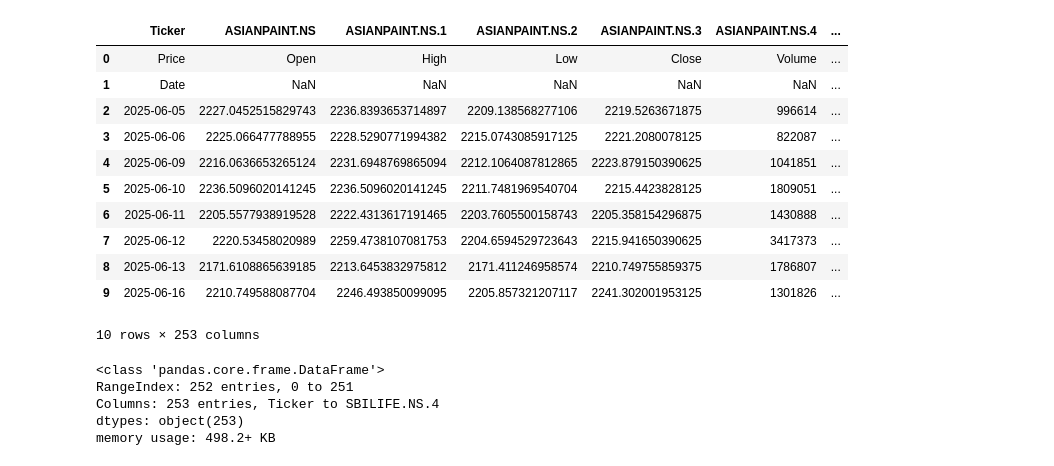
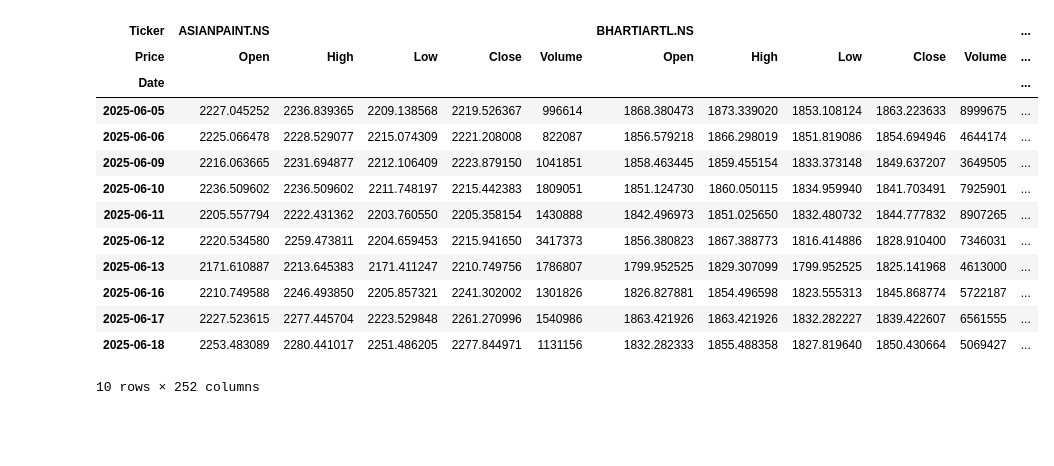
Before and after one commit to Praveenk2324/Stock-Risk-KMeans, a Jupyter notebook: Notebooks/EDA.ipynb, the cells around one changed output. Drawn from its saved outputs; the diff is of its cells as text; code cells hidden in the pictures; blank space fills up the shorter version.

```diff
--- a/Notebooks/EDA.ipynb
+++ b/Notebooks/EDA.ipynb
@@ -3,24 +5,18 @@ import pandas as pd
 # %%
-df = pd.read_csv(r"..\data\raw\Nifty_50_1y_dataset.csv")
+df = pd.read_csv(r"..\data\raw\Nifty_50_1y_dataset.csv", header=[0,1], index_col=0)
 df.head(10)
 # %% [output]
-|  | Ticker | ASIANPAINT.NS | ASIANPAINT.NS.1 | ASIANPAINT.NS.2 | ASIANPAINT.NS.3 | ASIANPAINT.NS.4 | ... |
-| 0 | Price | Open | High | Low | Close | Volume | ... |
-| 1 | Date | NaN | NaN | NaN | NaN | NaN | ... |
-| 2 | 2025-06-05 | 2227.0452515829743 | 2236.8393653714897 | 2209.138568277106 | 2219.5263671875 | 996614 | ... |
-| 3 | 2025-06-06 | 2225.066477788955 | 2228.5290771994382 | 2215.0743085917125 | 2221.2080078125 | 822087 | ... |
-| 4 | 2025-06-09 | 2216.0636653265124 | 2231.6948769865094 | 2212.1064087812865 | 2223.879150390625 | 1041851 | ... |
-| 5 | 2025-06-10 | 2236.5096020141245 | 2236.5096020141245 | 2211.7481969540704 | 2215.4423828125 | 1809051 | ... |
-| 6 | 2025-06-11 | 2205.5577938919528 | 2222.4313617191465 | 2203.7605500158743 | 2205.358154296875 | 1430888 | ... |
-| 7 | 2025-06-12 | 2220.53458020989 | 2259.4738107081753 | 2204.6594529723643 | 2215.941650390625 | 3417373 | ... |
-| 8 | 2025-06-13 | 2171.6108865639185 | 2213.6453832975812 | 2171.411246958574 | 2210.749755859375 | 1786807 | ... |
-| 9 | 2025-06-16 | 2210.749588087704 | 2246.493850099095 | 2205.857321207117 | 2241.302001953125 | 1301826 | ... |
+| Ticker | ASIANPAINT.NS |  |  |  |  | BHARTIARTL.NS |  |  |  |  | ... |
+| Price | Open | High | Low | Close | Volume | Open | High | Low | Close | Volume | ... |
+| Date |  |  |  |  |  |  |  |  |  |  | ... |
+| 2025-06-05 | 2227.045252 | 2236.839365 | 2209.138568 | 2219.526367 | 996614 | 1868.380473 | 1873.339020 | 1853.108124 | 1863.223633 | 8999675 | ... |
+| 2025-06-06 | 2225.066478 | 2228.529077 | 2215.074309 | 2221.208008 | 822087 | 1856.579218 | 1866.298019 | 1851.819086 | 1854.694946 | 4644174 | ... |
+| 2025-06-09 | 2216.063665 | 2231.694877 | 2212.106409 | 2223.879150 | 1041851 | 1858.463445 | 1859.455154 | 1833.373148 | 1849.637207 | 3649505 | ... |
+| 2025-06-10 | 2236.509602 | 2236.509602 | 2211.748197 | 2215.442383 | 1809051 | 1851.124730 | 1860.050115 | 1834.959940 | 1841.703491 | 7925901 | ... |
+| 2025-06-11 | 2205.557794 | 2222.431362 | 2203.760550 | 2205.358154 | 1430888 | 1842.496973 | 1851.025650 | 1832.480732 | 1844.777832 | 8907265 | ... |
+| 2025-06-12 | 2220.534580 | 2259.473811 | 2204.659453 | 2215.941650 | 3417373 | 1856.380823 | 1867.388773 | 1816.414886 | 1828.910400 | 7346031 | ... |
+| 2025-06-13 | 2171.610887 | 2213.645383 | 2171.411247 | 2210.749756 | 1786807 | 1799.952525 | 1829.307099 | 1799.952525 | 1825.141968 | 4613000 | ... |
+| 2025-06-16 | 2210.749588 | 2246.493850 | 2205.857321 | 2241.302002 | 1301826 | 1826.827881 | 1854.496598 | 1823.555313 | 1845.868774 | 5722187 | ... |
+| 2025-06-17 | 2227.523615 | 2277.445704 | 2223.529848 | 2261.270996 | 1540986 | 1863.421926 | 1863.421926 | 1832.282227 | 1839.422607 | 6561555 | ... |
+| 2025-06-18 | 2253.483089 | 2280.441017 | 2251.486205 | 2277.844971 | 1131156 | 1832.282333 | 1855.488358 | 1827.819640 | 1850.430664 | 5069427 | ... |
-10 rows × 253 columns
+10 rows × 252 columns
-# %%
-df.info()
-# %% [output]
-<class 'pandas.core.frame.DataFrame'>
-RangeIndex: 252 entries, 0 to 251
-Columns: 253 entries, Ticker to SBILIFE.NS.4
-dtypes: object(253)
-memory usage: 498.2+ KB
```
Also changed, not shown: parts of 14 cells of this notebook, 3 other files.
